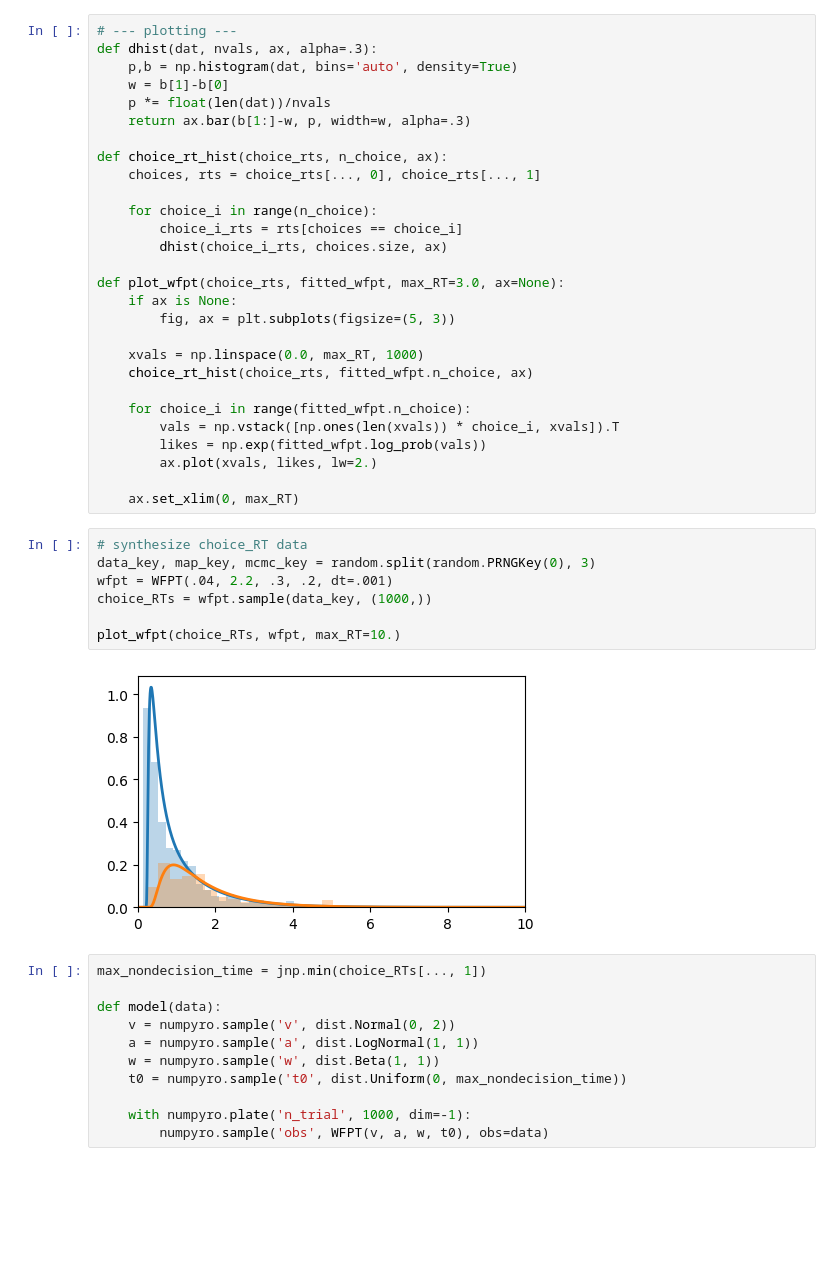
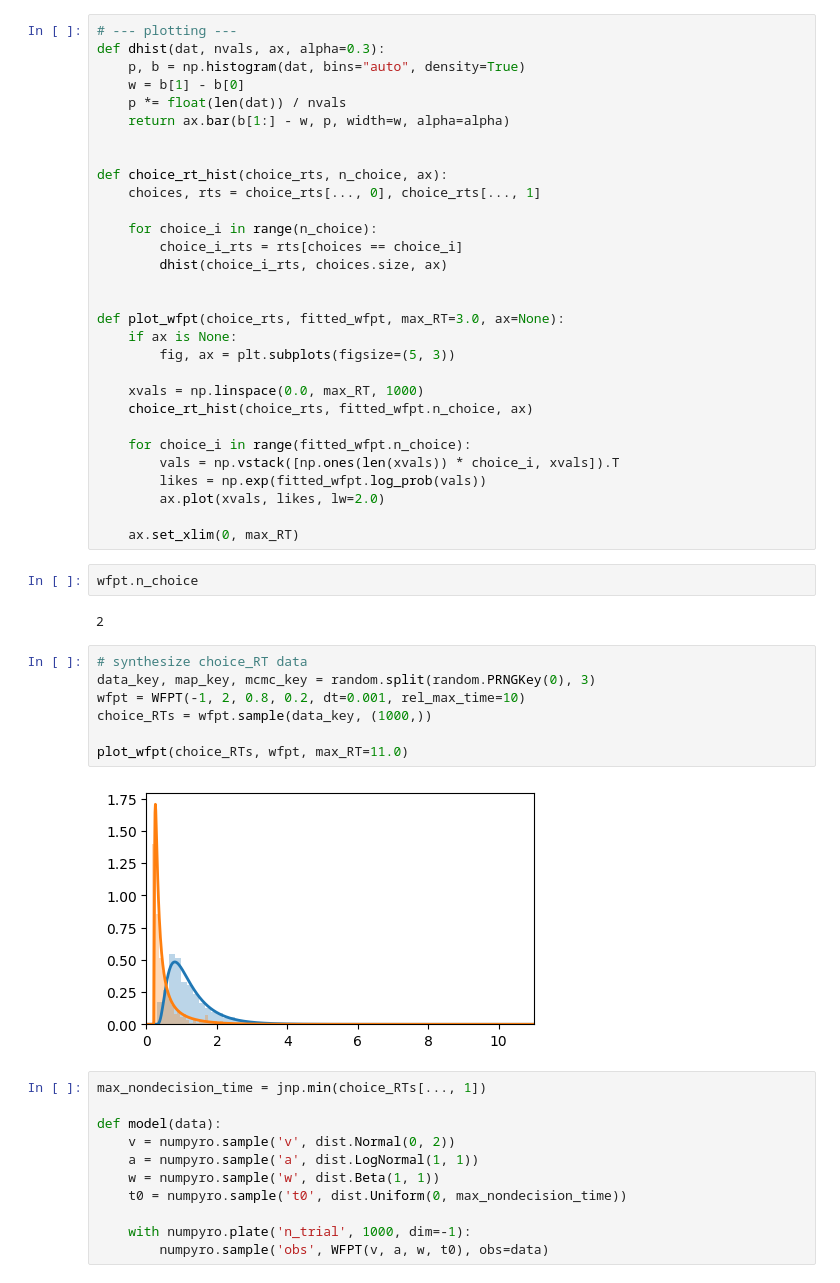
Before and after one commit to compmem/cognax, a Jupyter notebook: examples/fit_wfpt.ipynb, the cells around one changed output. Saved outputs shown, nothing was run; the diff lists cells and outputs as text; blank space fills up the shorter version.

```diff
--- a/examples/fit_wfpt.ipynb
+++ b/examples/fit_wfpt.ipynb
@@ -18,10 +18,11 @@ numpyro.set_platform('cpu')
 # %%
 # --- plotting ---
-def dhist(dat, nvals, ax, alpha=.3):
-    p,b = np.histogram(dat, bins='auto', density=True)
-    w = b[1]-b[0]
-    p *= float(len(dat))/nvals
-    return ax.bar(b[1:]-w, p, width=w, alpha=.3)
+def dhist(dat, nvals, ax, alpha=0.3):
+    p, b = np.histogram(dat, bins="auto", density=True)
+    w = b[1] - b[0]
+    p *= float(len(dat)) / nvals
+    return ax.bar(b[1:] - w, p, width=w, alpha=alpha)
+
 
 def choice_rt_hist(choice_rts, n_choice, ax):
     choices, rts = choice_rts[..., 0], choice_rts[..., 1]
@@ -29,6 +30,7 @@ def choice_rt_hist(choice_rts, n_choice, ax):
     for choice_i in range(n_choice):
         choice_i_rts = rts[choices == choice_i]
         dhist(choice_i_rts, choices.size, ax)
+
 
 def plot_wfpt(choice_rts, fitted_wfpt, max_RT=3.0, ax=None):
     if ax is None:
@@ -40,18 +42,22 @@ def plot_wfpt(choice_rts, fitted_wfpt, max_RT=3.0, ax=None):
     for choice_i in range(fitted_wfpt.n_choice):
         vals = np.vstack([np.ones(len(xvals)) * choice_i, xvals]).T
         likes = np.exp(fitted_wfpt.log_prob(vals))
-        ax.plot(xvals, likes, lw=2.)
+        ax.plot(xvals, likes, lw=2.0)
 
     ax.set_xlim(0, max_RT)
+# %%
+wfpt.n_choice
+# %% [output]
+2
 # %%
 # synthesize choice_RT data
 data_key, map_key, mcmc_key = random.split(random.PRNGKey(0), 3)
-wfpt = WFPT(.04, 2.2, .3, .2, dt=.001)
+wfpt = WFPT(-1, 2, 0.8, 0.2, dt=0.001, rel_max_time=10)
 choice_RTs = wfpt.sample(data_key, (1000,))
 
-plot_wfpt(choice_RTs, wfpt, max_RT=10.)
+plot_wfpt(choice_RTs, wfpt, max_RT=11.0)
 # %% [output]
-[figure, old version]
+[figure, new version]
 # %%
 max_nondecision_time = jnp.min(choice_RTs[..., 1])
 
```
Also changed, not shown: parts of 4 cells of this notebook, 1 other file.
